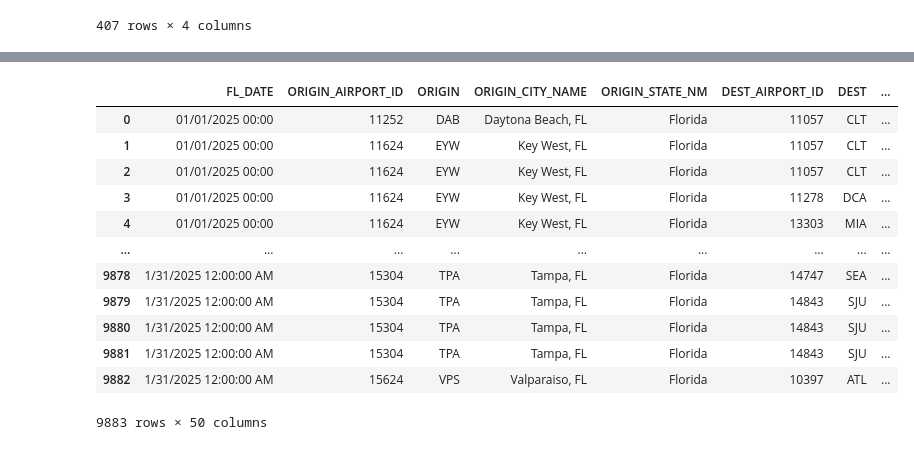
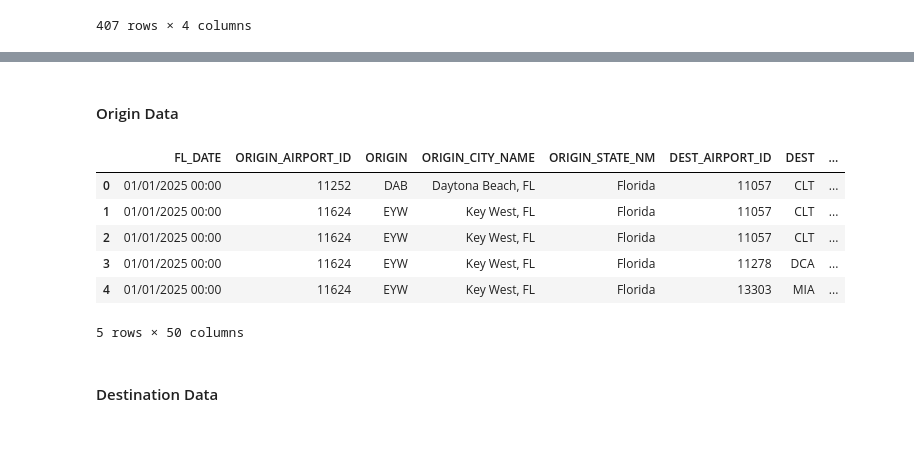
Before and after one commit to Lanthanum89/Data-Science-Group-Project-Weather-Delays, a Jupyter notebook: Data Project Notebook.ipynb, the cells around one changed output, grey strips where cells are left out. Saved outputs shown, nothing was run; the diff lists cells and outputs as text; code cells hidden in the pictures.

```diff
--- a/Data Project Notebook.ipynb
+++ b/Data Project Notebook.ipynb
@@ -442,21 +451,19 @@ memory usage: 79.6+ KB
+# %% [markdown]
+#### Origin Data
 # %%
 florida_delays_weather_df = overall_df_merged_delayed.merge(grouped_date_origin, left_on=['FL_DATE', 'ORIGIN', 'LATITUDE_ORIGIN', 'LONGITUDE_ORIGIN'], right_on=['FL_DATE', 'ORIGIN', 'LATITUDE_ORIGIN', 'LONGITUDE_ORIGIN'], how='left')
 # %%
-florida_delays_weather_df
+florida_delays_weather_df.head()
 # %% [output]
 |  | FL_DATE | ORIGIN_AIRPORT_ID | ORIGIN | ORIGIN_CITY_NAME | ORIGIN_STATE_NM | DEST_AIRPORT_ID | DEST | ... |
 | 0 | 01/01/2025 00:00 | 11252 | DAB | Daytona Beach, FL | Florida | 11057 | CLT | ... |
 | 1 | 01/01/2025 00:00 | 11624 | EYW | Key West, FL | Florida | 11057 | CLT | ... |
 | 2 | 01/01/2025 00:00 | 11624 | EYW | Key West, FL | Florida | 11057 | CLT | ... |
 | 3 | 01/01/2025 00:00 | 11624 | EYW | Key West, FL | Florida | 11278 | DCA | ... |
 | 4 | 01/01/2025 00:00 | 11624 | EYW | Key West, FL | Florida | 13303 | MIA | ... |
-| ... | ... | ... | ... | ... | ... | ... | ... | ... |
-| 9878 | 1/31/2025 12:00:00 AM | 15304 | TPA | Tampa, FL | Florida | 14747 | SEA | ... |
-| 9879 | 1/31/2025 12:00:00 AM | 15304 | TPA | Tampa, FL | Florida | 14843 | SJU | ... |
-| 9880 | 1/31/2025 12:00:00 AM | 15304 | TPA | Tampa, FL | Florida | 14843 | SJU | ... |
-| 9881 | 1/31/2025 12:00:00 AM | 15304 | TPA | Tampa, FL | Florida | 14843 | SJU | ... |
-| 9882 | 1/31/2025 12:00:00 AM | 15624 | VPS | Valparaiso, FL | Florida | 10397 | ATL | ... |
-9883 rows × 50 columns
+5 rows × 50 columns
+# %% [markdown]
+#### Destination Data
 # %%
 florida_delays_weather_df = florida_delays_weather_df.merge(grouped_date_destination, left_on=['FL_DATE', 'DEST', 'LATITUDE_DEST', 'LONGITUDE_DEST'], right_on=['FL_DATE', 'DEST', 'LATITUDE_DEST', 'LONGITUDE_DEST'], how='left', suffixes=['_ORIGIN', '_DEST'])
 # %%
```
Also changed, not shown: parts of 97 cells of this notebook.
